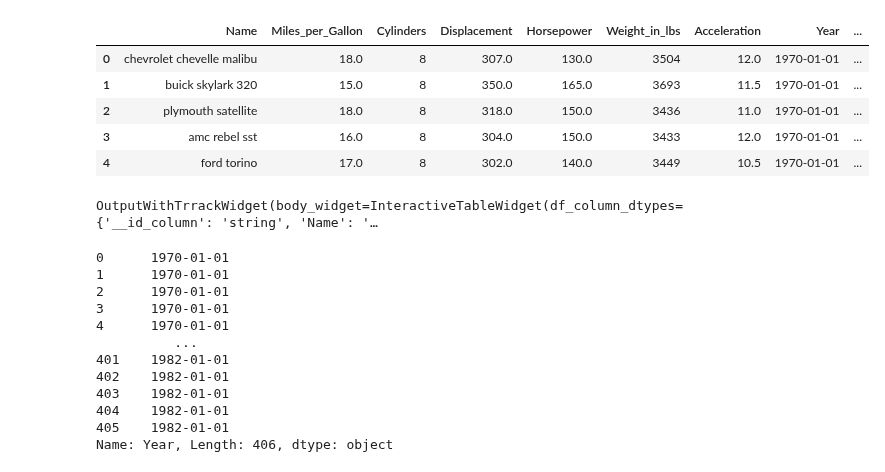
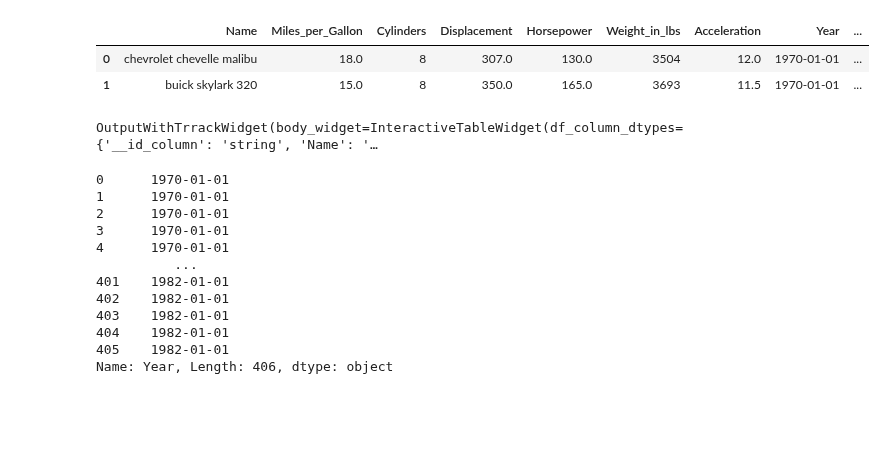
Before and after one commit to visdesignlab/persist, a Jupyter notebook: examples/test_ext_widget.ipynb, the cells around one changed output. Cells and saved outputs as stored; diff of their text form; code cells hidden in the pictures; blank space fills up the shorter version.

```diff
--- a/examples/test_ext_widget.ipynb
+++ b/examples/test_ext_widget.ipynb
@@ -5,20 +5,17 @@ import altair as alt
 from vega_datasets import data
 # %%
 cars = data.cars()
-cars.head()
+cars.head(2)
 # %% [output]
 |  | Name | Miles_per_Gallon | Cylinders | Displacement | Horsepower | Weight_in_lbs | Acceleration | Year | ... |
 | 0 | chevrolet chevelle malibu | 18.0 | 8 | 307.0 | 130.0 | 3504 | 12.0 | 1970-01-01 | ... |
 | 1 | buick skylark 320 | 15.0 | 8 | 350.0 | 165.0 | 3693 | 11.5 | 1970-01-01 | ... |
-| 2 | plymouth satellite | 18.0 | 8 | 318.0 | 150.0 | 3436 | 11.0 | 1970-01-01 | ... |
-| 3 | amc rebel sst | 16.0 | 8 | 304.0 | 150.0 | 3433 | 12.0 | 1970-01-01 | ... |
-| 4 | ford torino | 17.0 | 8 | 302.0 | 140.0 | 3449 | 10.5 | 1970-01-01 | ... |
-# %%
-vis = PR.vis.interactive_table(cars)
-# vis = PR.vis.scatterplot(cars, y="Vertical_inches:Q", x="Elevation_feet:Q")
-vis
-# %% [output]
-OutputWithTrrackWidget(body_widget=InteractiveTableWidget(df_column_dtypes={'__id_column': 'string', 'Name': '…
+# %%
+vis = PR.vis.interactive_table(cars)
+# vis = PR.vis.scatterplot(cars, y="Vertical_inches:Q", x="Elevation_feet:Q")
+vis
+# %% [output]
+OutputWithTrrackWidget(body_widget=InteractiveTableWidget(df_column_dtypes={'__id_column': 'string', 'Name': '…
 # %%
 # vis = PR.vis.scatterplot(cars, y="Miles_per_Gallon:Q", x="Weight_in_lbs:Q")
 # # a = vis.body_widget.chart
```
Also changed, not shown: 17 other files.
